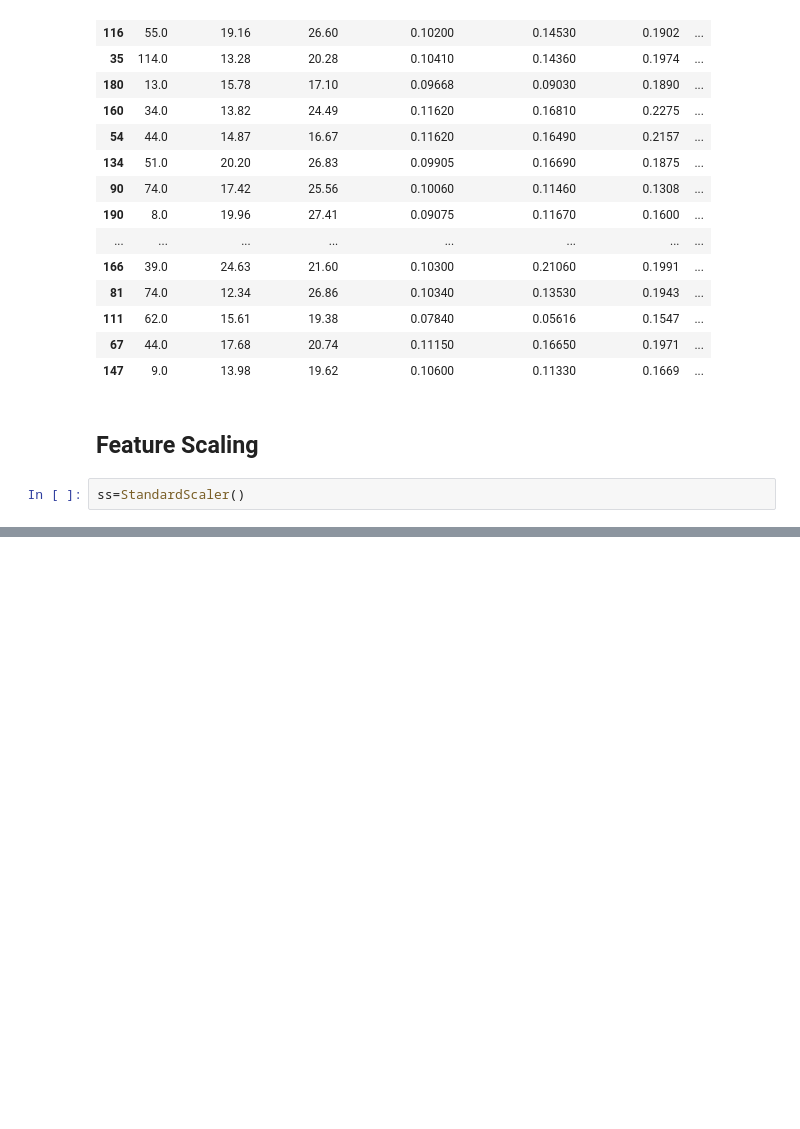
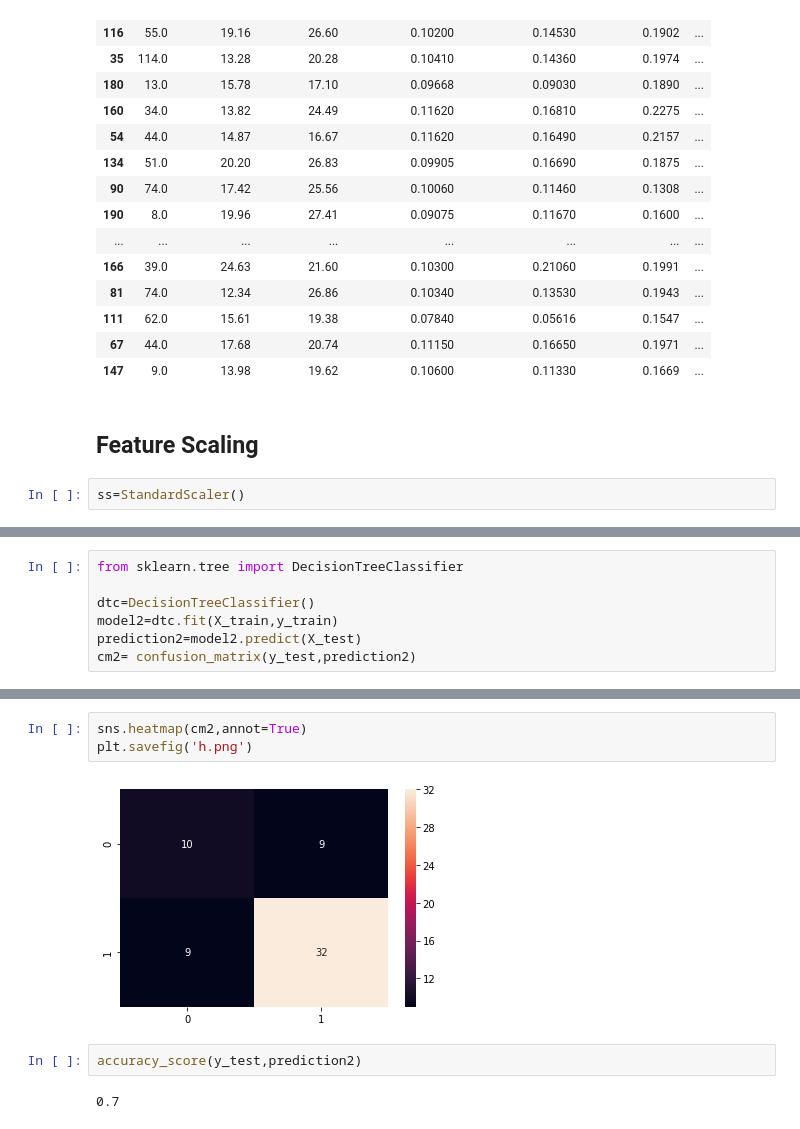
Before and after one commit to manu05X/Machine-Learning, a Jupyter notebook: BrestCancer/B_C predict.ipynb, the cells around one changed output, grey strips where cells are left out. Saved outputs shown, nothing was run; the diff lists cells and outputs as text; blank space fills up the shorter version.

```diff
--- a/BrestCancer/B_C predict.ipynb
+++ b/BrestCancer/B_C predict.ipynb
@@ -346,0 +373,7 @@ ValueError: could not convert string to float: '?'
+# %%
+from sklearn.tree import DecisionTreeClassifier
+
+dtc=DecisionTreeClassifier()
+model2=dtc.fit(X_train,y_train)
+prediction2=model2.predict(X_test)
+cm2= confusion_matrix(y_test,prediction2)
@@ -346,0 +385,9 @@ ValueError: could not convert string to float: '?'
+# %%
+sns.heatmap(cm2,annot=True)
+plt.savefig('h.png')
+# %% [output]
+[figure, added]
+# %%
+accuracy_score(y_test,prediction2)
+# %% [output]
+0.7
```
Also changed, not shown: parts of 20 cells of this notebook, 2 other files.
